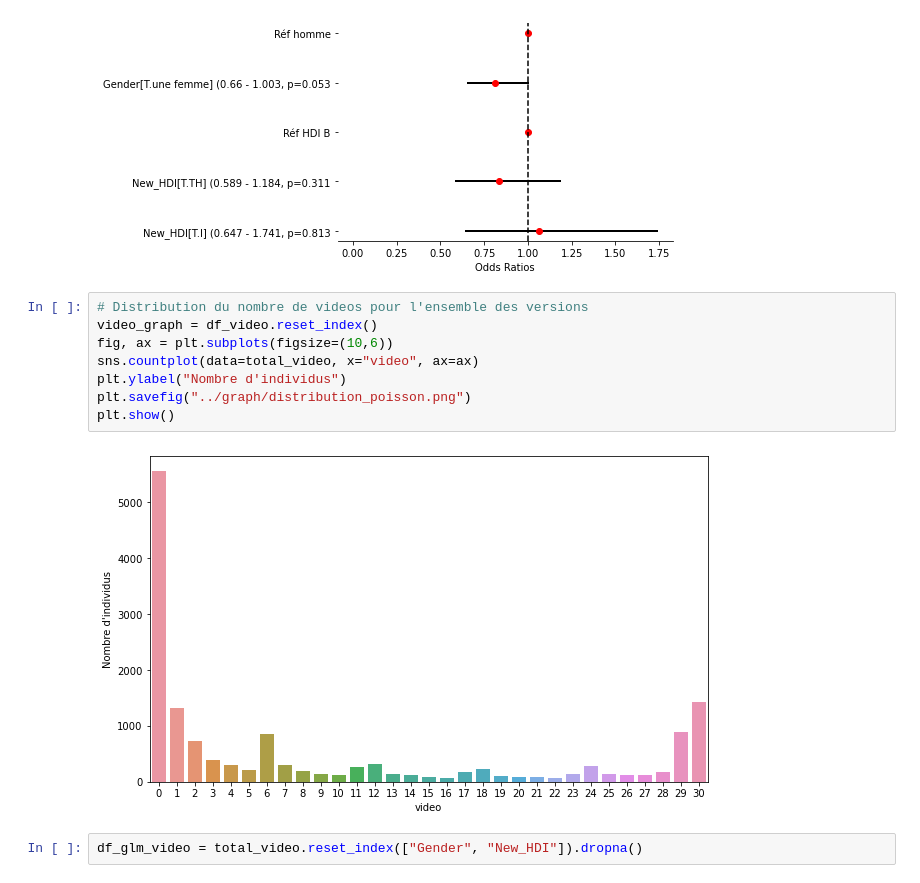
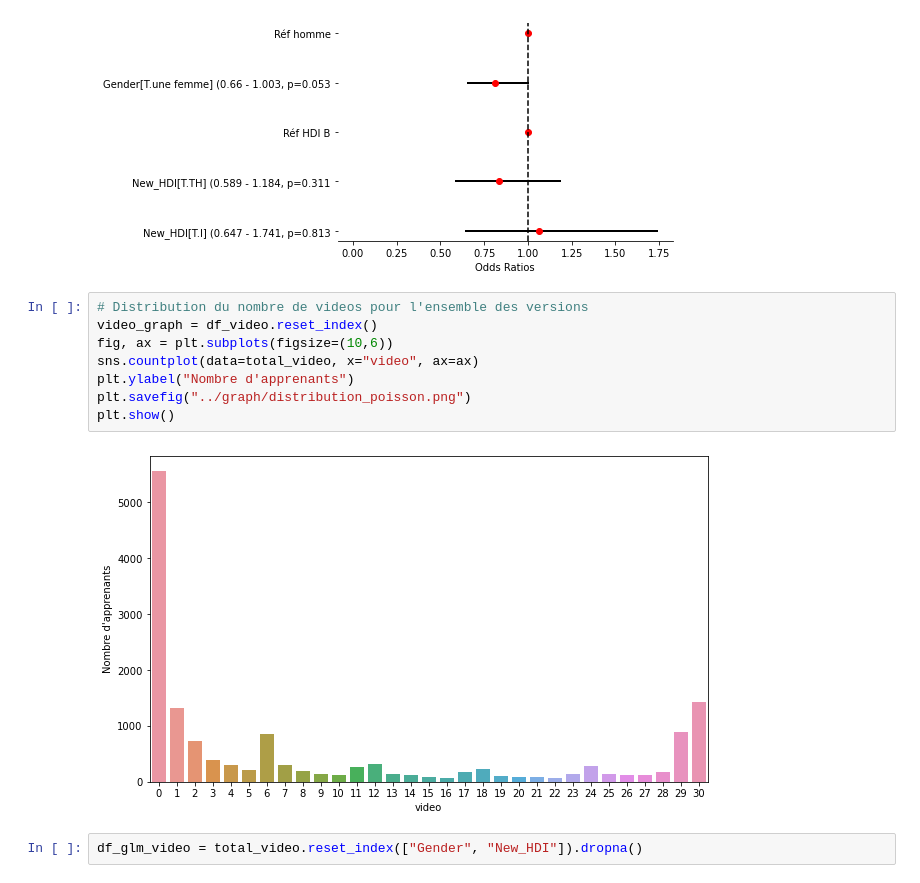
Before and after one commit to smtux/DUDA, a Jupyter notebook: statistique/src/mooc_mertes.ipynb, the cells around one changed output. Drawn from its saved outputs; the diff is of its cells as text.

```diff
--- a/statistique/src/mooc_mertes.ipynb
+++ b/statistique/src/mooc_mertes.ipynb
@@ -1117,13 +1119,13 @@ for n, version in enumerate(forest):
 # %%
 # Distribution du nombre de videos pour l'ensemble des versions
 video_graph = df_video.reset_index()
 fig, ax = plt.subplots(figsize=(10,6))
 sns.countplot(data=total_video, x="video", ax=ax)
-plt.ylabel("Nombre d'individus")
+plt.ylabel("Nombre d'apprenants")
 plt.savefig("../graph/distribution_poisson.png")
 plt.show()
 # %% [output]
-[figure, old version]
+[figure, new version]
 # %%
 df_glm_video = total_video.reset_index(["Gender", "New_HDI"]).dropna()
 # %%
```
Also changed, not shown: parts of 11 cells of this notebook, 11 other files.
